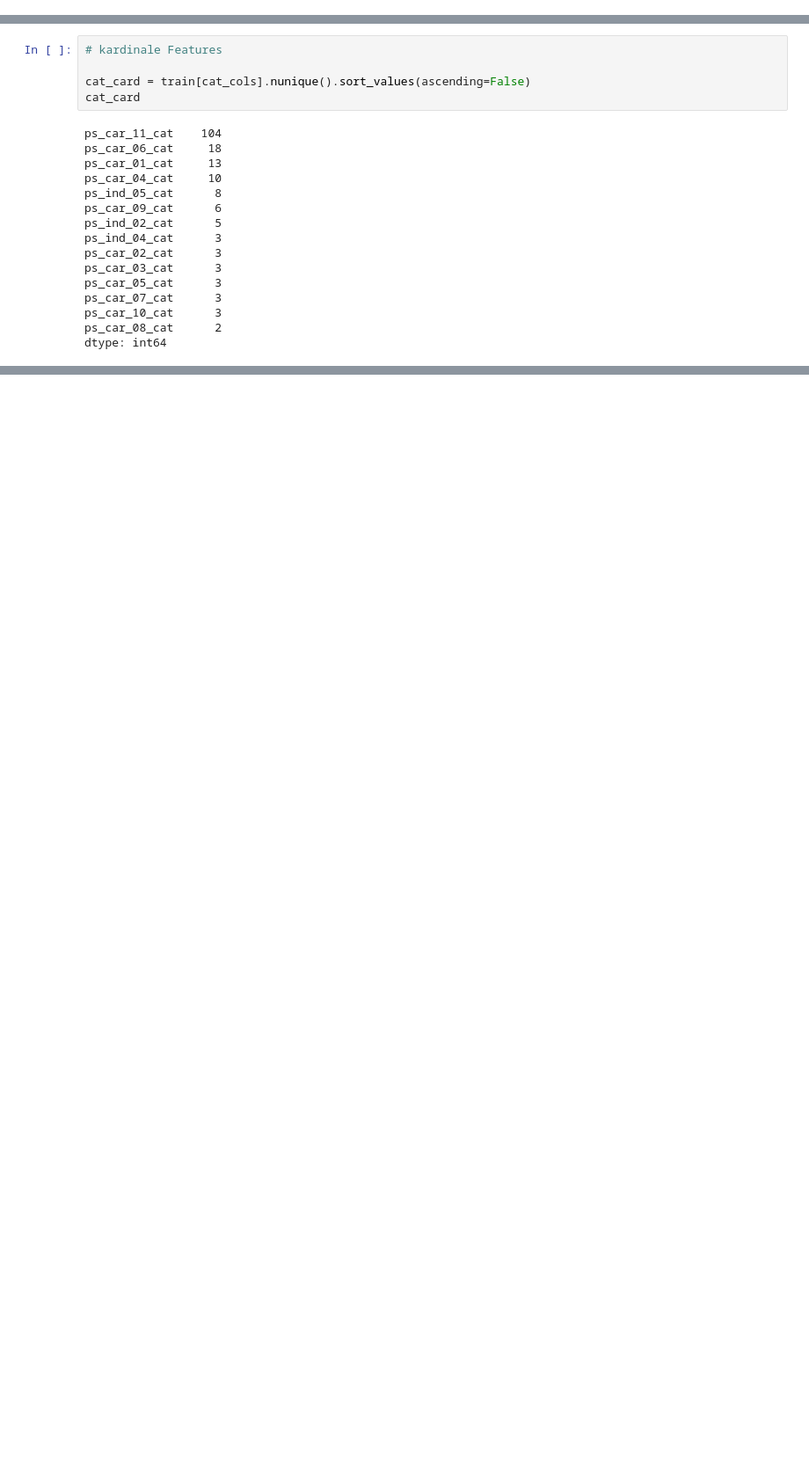
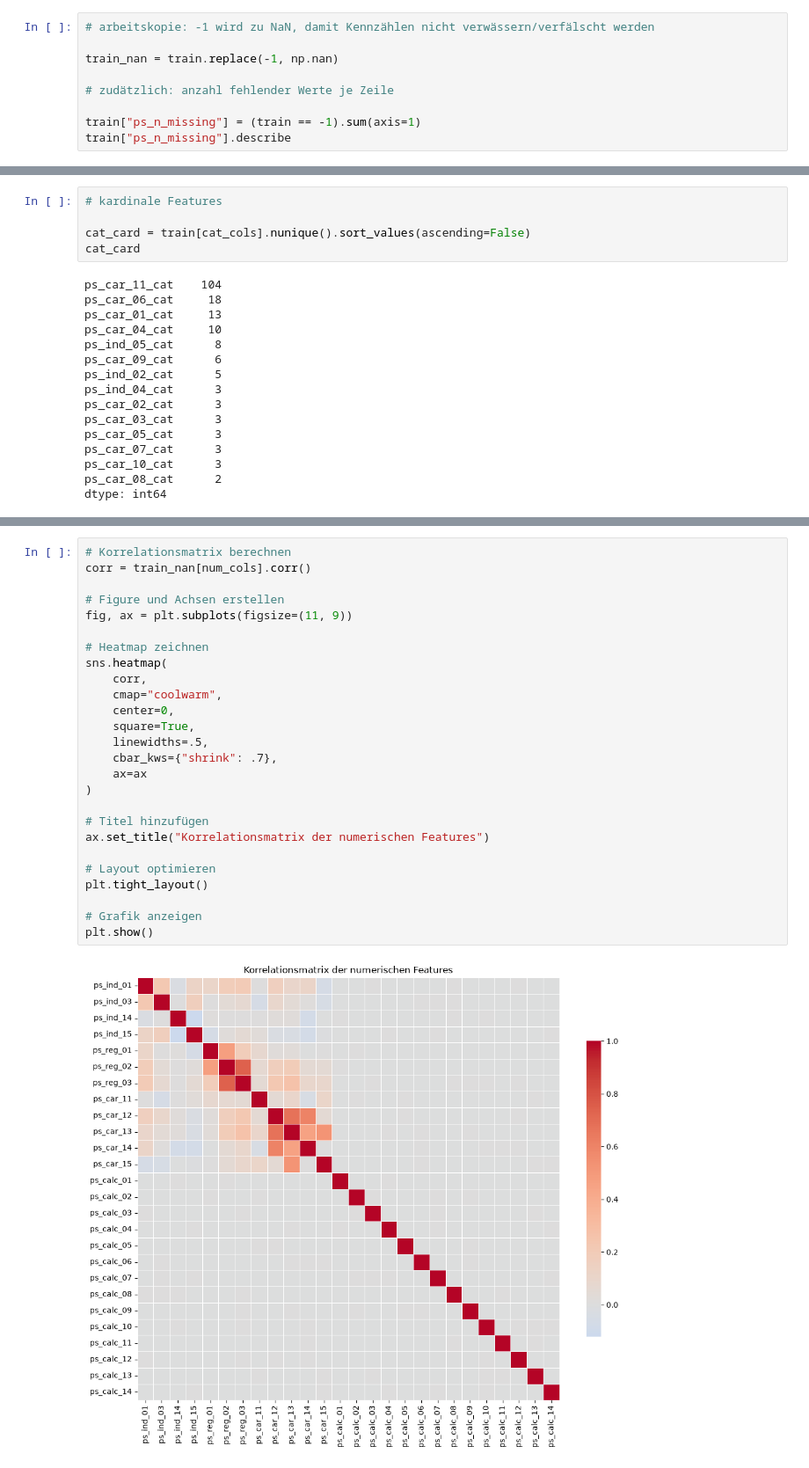
Before and after one commit to Delamijo/Advanced_Data_Analytics_University_Project, a Jupyter notebook: members/S_S_R/notebooks/01_general_eda.ipynb, the cells around one changed output, grey strips where cells are left out. Shown at 88% size. Cells and saved outputs as stored; diff of their text form; blank space fills up the shorter version.

```diff
--- a/members/S_S_R/notebooks/01_general_eda.ipynb
+++ b/members/S_S_R/notebooks/01_general_eda.ipynb
@@ -227,3 +227,12 @@ plt.tight_layout()
 plt.show()
 # %% [output]
 [figure]
+# %%
+# arbeitskopie: -1 wird zu NaN, damit Kennzählen nicht verwässern/verfälscht werden
+
+train_nan = train.replace(-1, np.nan)
+
+# zudätzlich: anzahl fehlender Werte je Zeile
+
+train["ps_n_missing"] = (train == -1).sum(axis=1)
+train["ps_n_missing"].describe
@@ -267,0 +369,28 @@ dtype: int64
+# %%
+# Korrelationsmatrix berechnen
+corr = train_nan[num_cols].corr()
+
+# Figure und Achsen erstellen
+fig, ax = plt.subplots(figsize=(11, 9))
+
+# Heatmap zeichnen
+sns.heatmap(
+    corr,
+    cmap="coolwarm",
+    center=0,
+    square=True,
+    linewidths=.5,
+    cbar_kws={"shrink": .7},
+    ax=ax
+)
+
+# Titel hinzufügen
+ax.set_title("Korrelationsmatrix der numerischen Features")
+
+# Layout optimieren
+plt.tight_layout()
+
+# Grafik anzeigen
+plt.show()
+# %% [output]
+[figure, added]
```
Also changed, not shown: parts of 8 cells of this notebook.
